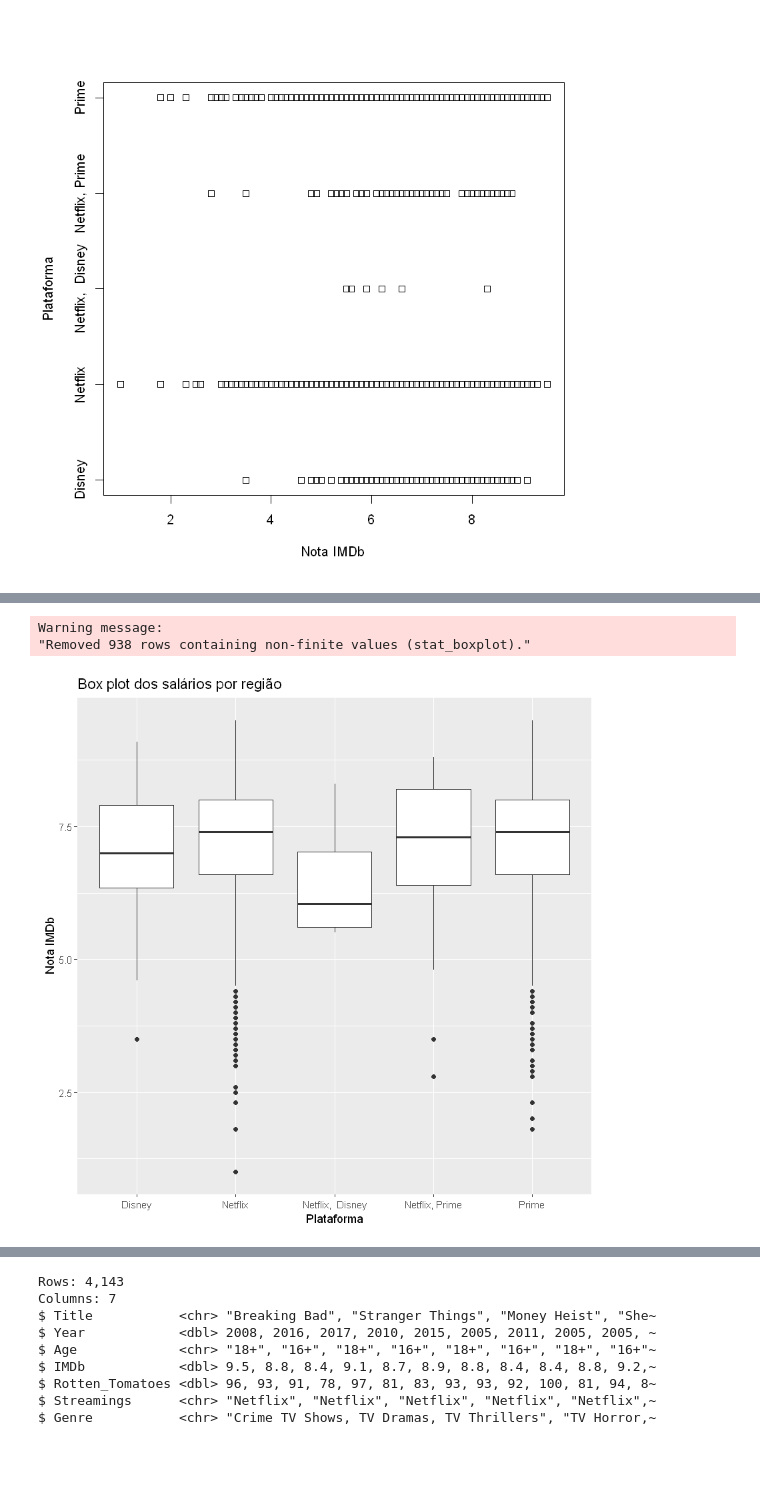
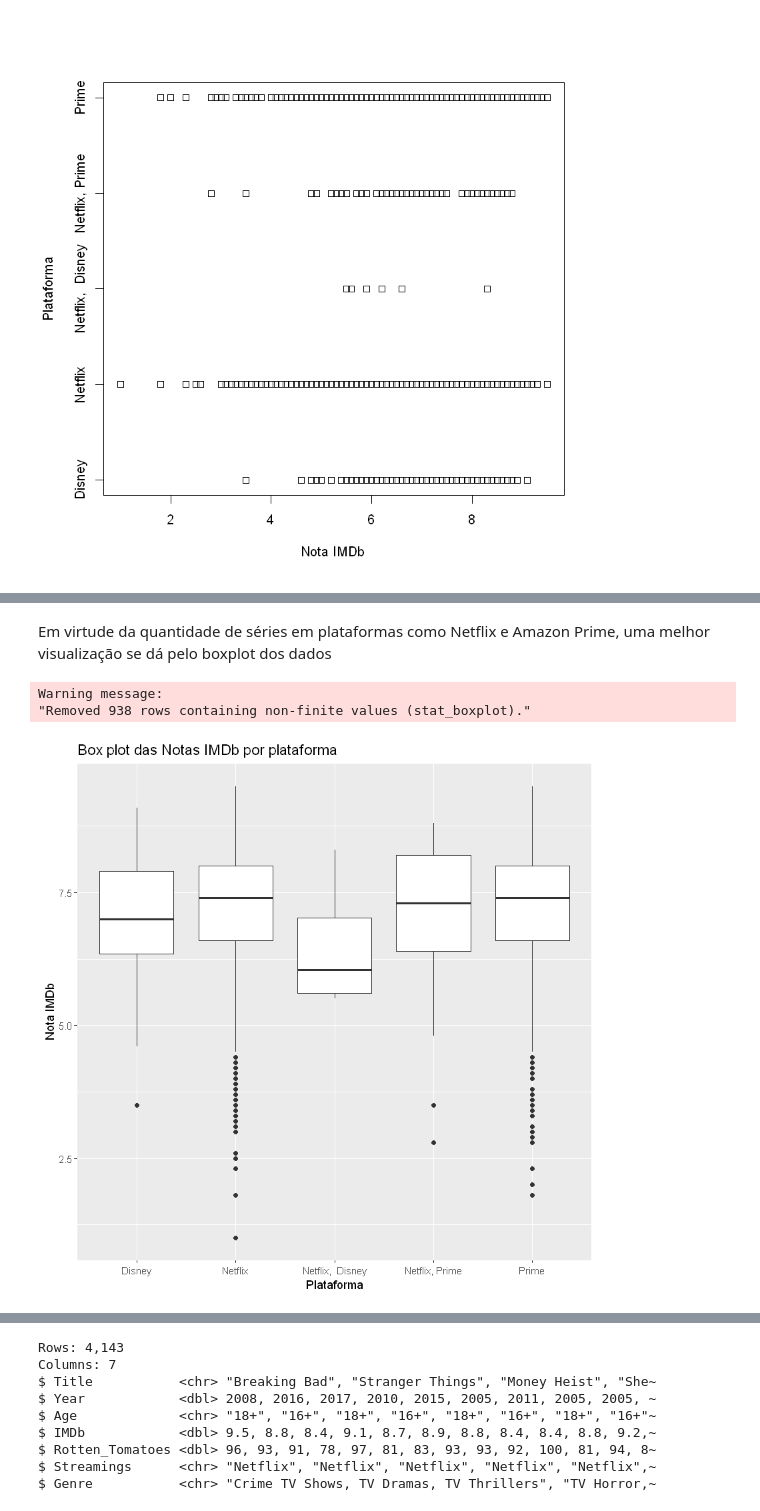
Before and after one commit to igorcj/AEDV, a Jupyter notebook: TV-Shows_Michels.ipynb, the cells around one changed output, grey strips where cells are left out. Drawn from its saved outputs; the diff is of its cells as text; code cells hidden in the pictures; blank space fills up the shorter version.

```diff
--- a/TV-Shows_Michels.ipynb
+++ b/TV-Shows_Michels.ipynb
@@ -227,12 +364,13 @@ stripchart(cshows$IMDb ~ cshows$Streamings, xlab = "Nota IMDb", ylab = "Platafor
+# %% [markdown]
+Em virtude da quantidade de séries em plataformas como Netflix e Amazon Prime, uma melhor visualização se dá pelo boxplot dos dados
 # %%
 cshows %>%
 ggplot(aes(x = Streamings, y = IMDb)) +
 geom_boxplot() +
-# geom_jitter(color = "red") +
 labs(x = "Plataforma",
 y = "Nota IMDb",
-title = "Box plot dos salários por região")
+title = "Box plot das Notas IMDb por plataforma")
 # %% [output]
 Warning message:
 "Removed 938 rows containing non-finite values (stat_boxplot)."
-[figure, old version]
+[figure, new version]
```
Also changed, not shown: parts of 28 cells of this notebook.
